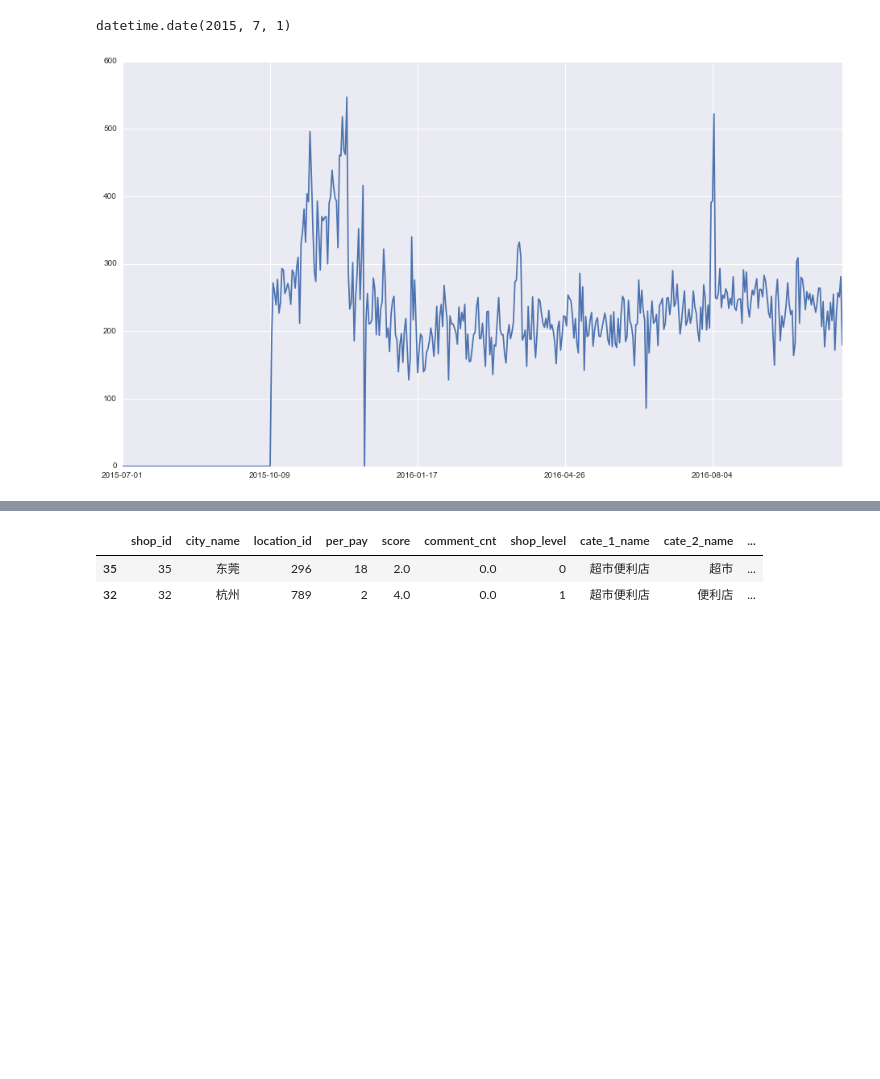
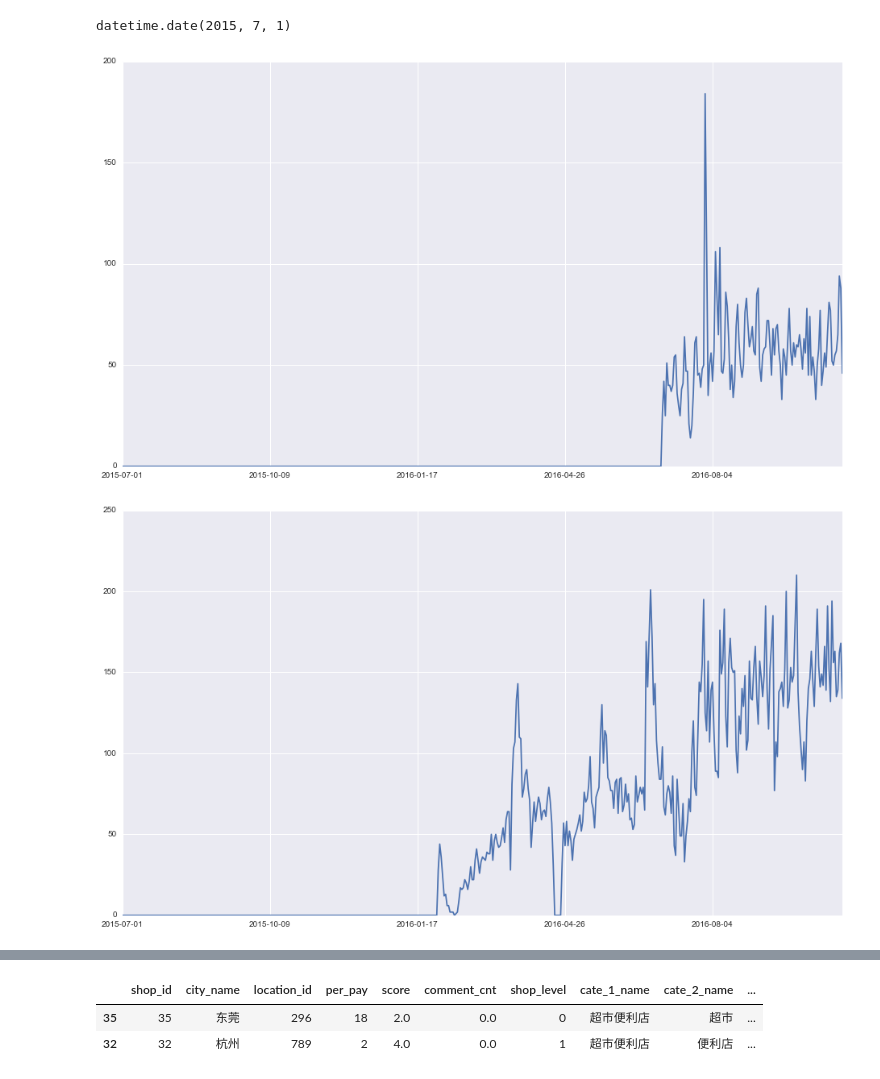
Before and after one commit to wakemeup-xyz/TianChi_IJCAI-17_sales_prediction_code, a Jupyter notebook: Explore Data & Analysis.ipynb, the cells around one changed output, grey strips where cells are left out. Cells and saved outputs as stored; diff of their text form; code cells hidden in the pictures; blank space fills up the shorter version.

```diff
--- a/Explore Data & Analysis.ipynb
+++ b/Explore Data & Analysis.ipynb
@@ -68,7 +68,3 @@ def dateRange(start, end):
 def draw_id(id,start_date='2015-07-01',end_date='2016-10-31'):
     plt.figure(figsize=(16,9))
     shop_info.loc[id,start_date:end_date].plot()
-# %%
-draw_id(1)
-# %% [output]
-[figure, removed]
@@ -74,0 +73,8 @@ draw_id(1)
+# %%
+
+for id in range(i*10,(i+1)*10):
+    draw_id(id)
+i+=1
+# %% [output]
+[figure, added]
+[figure, added]
```
Also changed, not shown: parts of 8 cells of this notebook, 4 other files.
